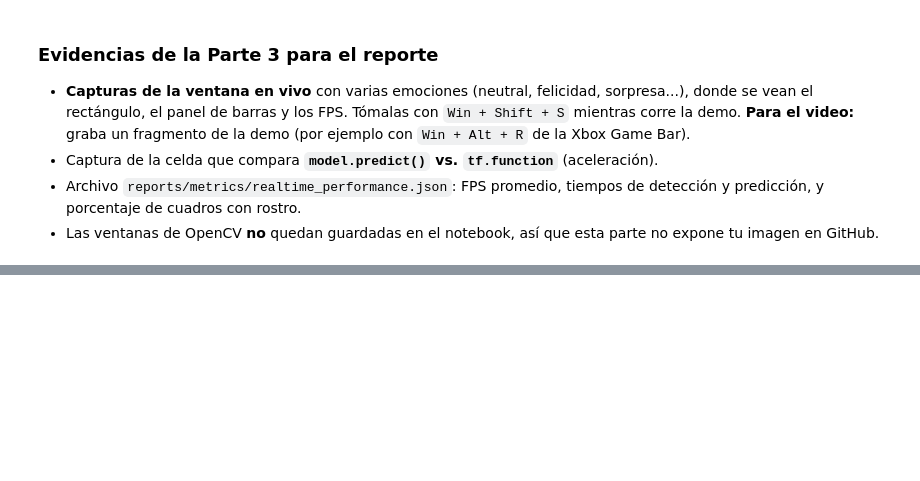
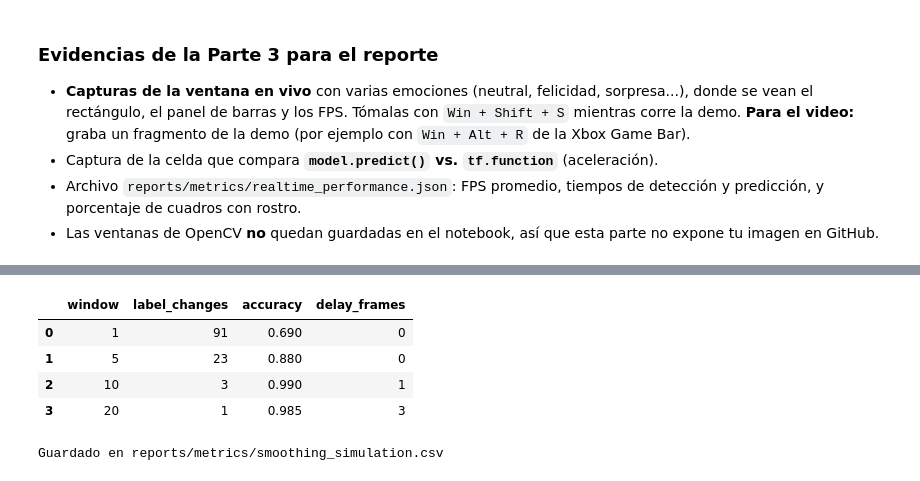
Before and after one commit to EdwarTrujillo/emotion-detection-assistant, a Jupyter notebook: notebooks/03_realtime_detection.ipynb, the cells around one changed output, grey strips where cells are left out. Drawn from its saved outputs; the diff is of its cells as text; code cells hidden in the pictures; blank space fills up the shorter version.

```diff
--- a/notebooks/03_realtime_detection.ipynb
+++ b/notebooks/03_realtime_detection.ipynb
@@ -831,0 +927,47 @@ Guardado en reports/metrics/realtime_performance.json
+# %%
+rng = np.random.default_rng(42)   # semilla fija: la simulación sale igual cada vez
+N_FRAMES, CHANGE_FRAME = 200, 100
+neutral_idx, happy_idx = CLASS_NAMES.index("neutral"), CLASS_NAMES.index("happy")
+true_labels = np.where(np.arange(N_FRAMES) < CHANGE_FRAME, neutral_idx, happy_idx)
+
+raw_sequence = []
+for true_idx in true_labels:
+    alpha = np.full(len(CLASS_NAMES), 0.6)                    # ruido en todas las clases
+    alpha[true_idx] = 6.0                                     # la clase real es la favorita...
+    alpha[happy_idx if true_idx == neutral_idx else neutral_idx] = 4.0   # ...pero la vecina compite
+    raw_sequence.append(rng.dirichlet(alpha))                 # vector de probabilidades que suma 1
+raw_sequence = np.array(raw_sequence)
+
+
+def simulate_smoothing(window):
+    smoother = EmotionSmoother(window=window)
+    smoothed = np.array([smoother.update(p) for p in raw_sequence])
+    labels = smoothed.argmax(axis=1)
+    after = labels[CHANGE_FRAME:]
+    # Retraso: primer cuadro desde el cual la etiqueta es "felicidad" durante 5 cuadros seguidos
+    delay = next((i for i in range(len(after) - 4) if (after[i:i + 5] == happy_idx).all()), None)
+    return smoothed, labels, {
+        "window": window,
+        "label_changes": count_label_changes(labels),
+        "accuracy": round(float((labels == true_labels).mean()), 3),
+        "delay_frames": delay,
+    }
+
+
+simulation_rows, simulated = [], {}
+for window in (1, 5, 10, 20):
+    smoothed, labels, row = simulate_smoothing(window)
+    simulated[window] = (smoothed, labels)
+    simulation_rows.append(row)
+
+smoothing_simulation = pd.DataFrame(simulation_rows)
+display(smoothing_simulation)
+smoothing_simulation.to_csv(METRICS_DIR / "smoothing_simulation.csv", index=False)
+print("Guardado en reports/metrics/smoothing_simulation.csv")
+# %% [output]
+|  | window | label_changes | accuracy | delay_frames |
+| 0 | 1 | 91 | 0.690 | 0 |
+| 1 | 5 | 23 | 0.880 | 0 |
+| 2 | 10 | 3 | 0.990 | 1 |
+| 3 | 20 | 1 | 0.985 | 3 |
+Guardado en reports/metrics/smoothing_simulation.csv
```
Also changed, not shown: parts of 23 cells of this notebook, 6 other files.
